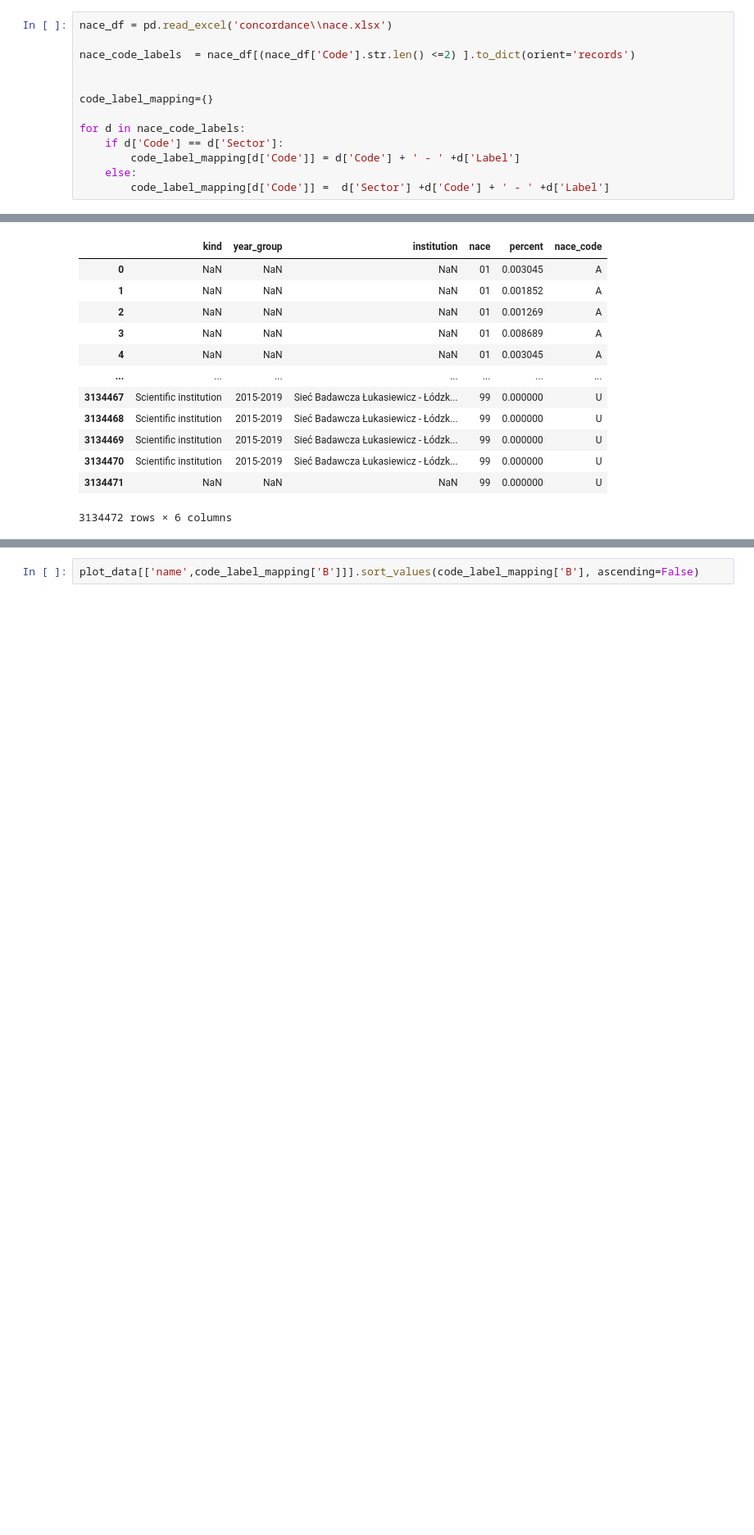
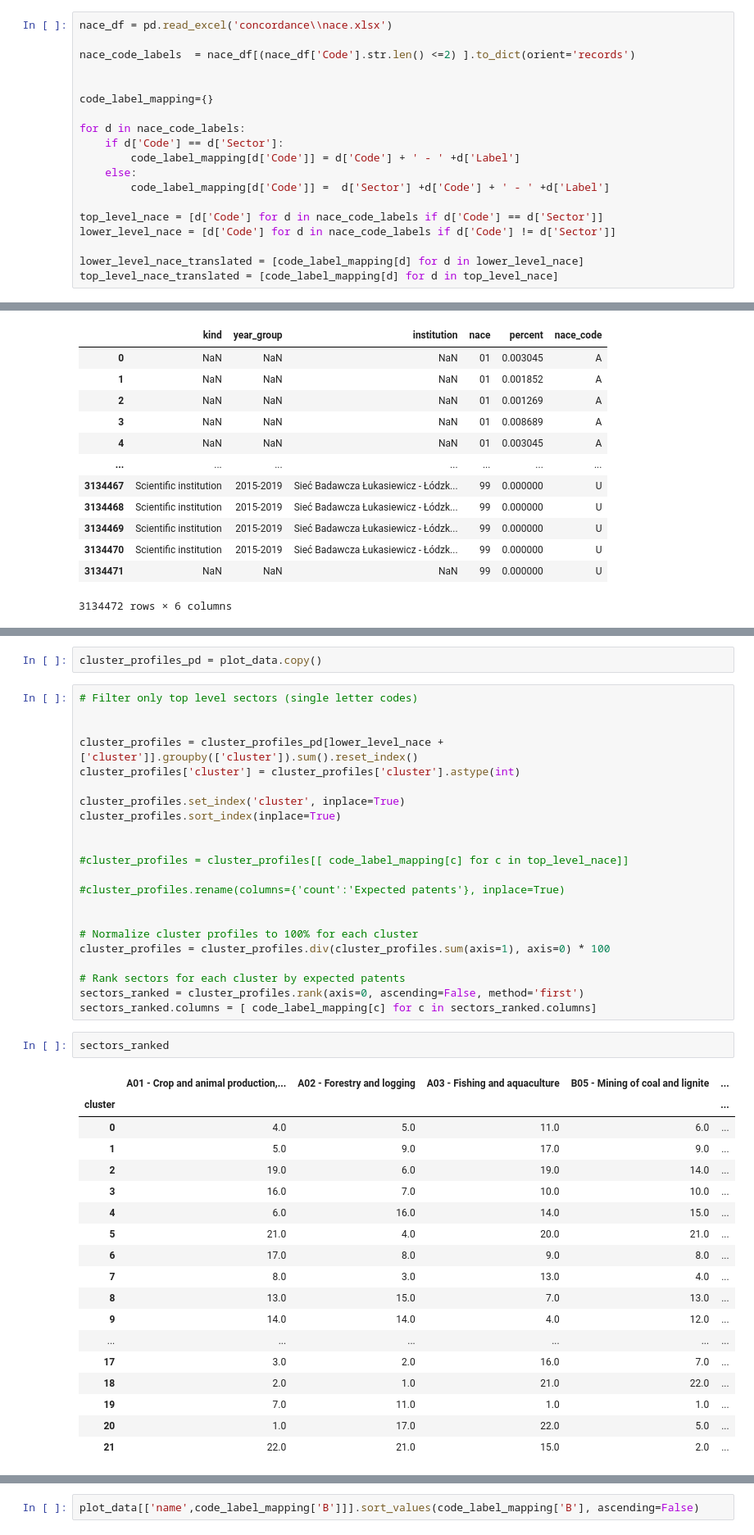
Before and after one commit to piotrsobecki/economical_impact_pri, a Jupyter notebook: data visualization.ipynb, the cells around one changed output, grey strips where cells are left out. Shown at 82% size. Saved outputs shown, nothing was run; the diff lists cells and outputs as text; blank space fills up the shorter version.

```diff
--- a/data visualization.ipynb
+++ b/data visualization.ipynb
@@ -48,6 +48,12 @@ for d in nace_code_labels:
         code_label_mapping[d['Code']] = d['Code'] + ' - ' +d['Label']
     else:
         code_label_mapping[d['Code']] =  d['Sector'] +d['Code'] + ' - ' +d['Label']
+
+top_level_nace = [d['Code'] for d in nace_code_labels if d['Code'] == d['Sector']]
+lower_level_nace = [d['Code'] for d in nace_code_labels if d['Code'] != d['Sector']]
+
+lower_level_nace_translated = [code_label_mapping[d] for d in lower_level_nace]
+top_level_nace_translated = [code_label_mapping[d] for d in top_level_nace]
 # %%
 patents_nace = pd.read_excel('out\patents_nace.xlsx', header=[0,1], index_col=[0])
 # %%
@@ -680,0 +729,45 @@ patent_sector
+# %%
+cluster_profiles_pd = plot_data.copy()
+# %%
+# Filter only top level sectors (single letter codes)
+
+
+cluster_profiles = cluster_profiles_pd[lower_level_nace + ['cluster']].groupby(['cluster']).sum().reset_index()
+cluster_profiles['cluster'] = cluster_profiles['cluster'].astype(int)
+
+cluster_profiles.set_index('cluster', inplace=True)
+cluster_profiles.sort_index(inplace=True)
+
+
+#cluster_profiles = cluster_profiles[[ code_label_mapping[c] for c in top_level_nace]]
+
+#cluster_profiles.rename(columns={'count':'Expected patents'}, inplace=True)
+
+
+# Normalize cluster profiles to 100% for each cluster
+cluster_profiles = cluster_profiles.div(cluster_profiles.sum(axis=1), axis=0) * 100
+
+# Rank sectors for each cluster by expected patents
+sectors_ranked = cluster_profiles.rank(axis=0, ascending=False, method='first')
+sectors_ranked.columns = [ code_label_mapping[c] for c in sectors_ranked.columns]
+# %%
+sectors_ranked
+# %% [output]
+|  | A01 - Crop and animal production,... | A02 - Forestry and logging | A03 - Fishing and aquaculture | B05 - Mining of coal and lignite | ... |
+| cluster |  |  |  |  | ... |
+| 0 | 4.0 | 5.0 | 11.0 | 6.0 | ... |
+| 1 | 5.0 | 9.0 | 17.0 | 9.0 | ... |
+| 2 | 19.0 | 6.0 | 19.0 | 14.0 | ... |
+| 3 | 16.0 | 7.0 | 10.0 | 10.0 | ... |
+| 4 | 6.0 | 16.0 | 14.0 | 15.0 | ... |
+| 5 | 21.0 | 4.0 | 20.0 | 21.0 | ... |
+| 6 | 17.0 | 8.0 | 9.0 | 8.0 | ... |
+| 7 | 8.0 | 3.0 | 13.0 | 4.0 | ... |
+| 8 | 13.0 | 15.0 | 7.0 | 13.0 | ... |
+| 9 | 14.0 | 14.0 | 4.0 | 12.0 | ... |
+| ... | ... | ... | ... | ... | ... |
+| 17 | 3.0 | 2.0 | 16.0 | 7.0 | ... |
+| 18 | 2.0 | 1.0 | 21.0 | 22.0 | ... |
+| 19 | 7.0 | 11.0 | 1.0 | 1.0 | ... |
+| 20 | 1.0 | 17.0 | 22.0 | 5.0 | ... |
+| 21 | 22.0 | 21.0 | 15.0 | 2.0 | ... |
```
Also changed, not shown: parts of 12 cells of this notebook, 10 other files.
